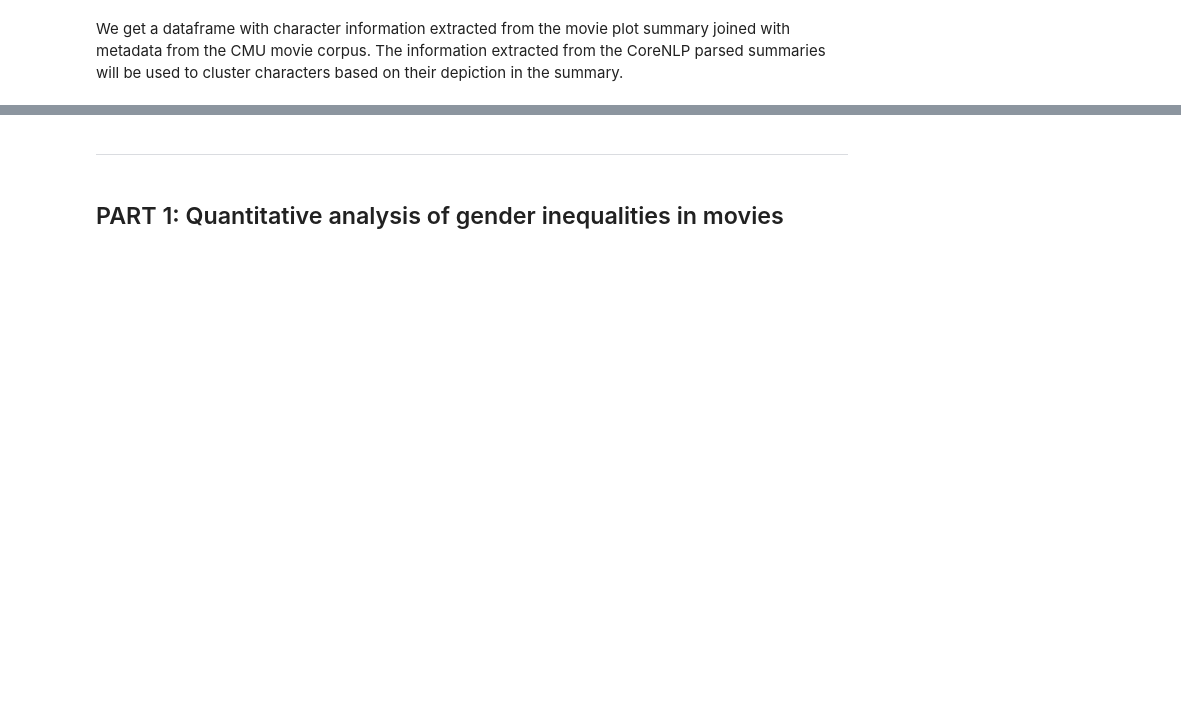
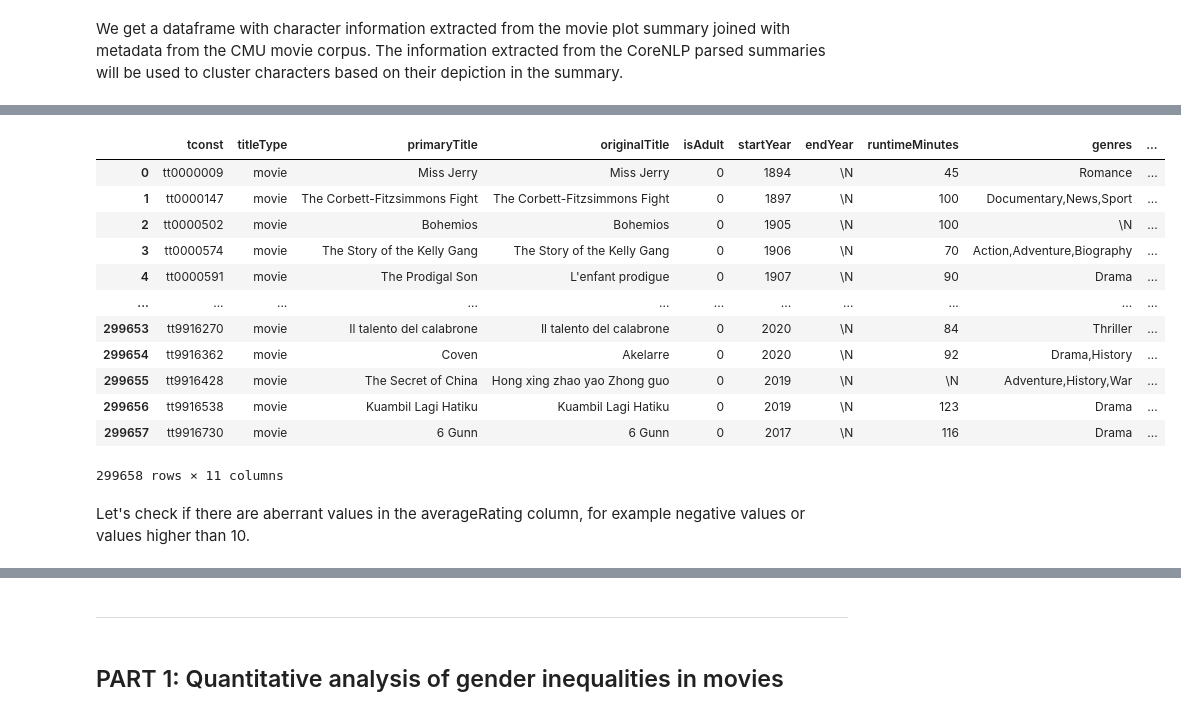
Before and after one commit to epfl-ada/ada-2023-project-teamcajare2023, a Jupyter notebook: P2.ipynb, the cells around one changed output, grey strips where cells are left out. Drawn from its saved outputs; the diff is of its cells as text; code cells hidden in the pictures; blank space fills up the shorter version.

```diff
--- a/P2.ipynb
+++ b/P2.ipynb
@@ -315,0 +490,4 @@ cmu.sample(2)
+# %%
+#Load the datasets
+IMDB_title = pd.read_csv(IMDB_BASICS_PATH,sep='\t', low_memory=False)
+IMDB_ratings = pd.read_csv(IMDB_RATINGS_PATH, sep = '\t')
@@ -315,0 +526,23 @@ cmu.sample(2)
+# %%
+# only choose the rows which correspond to data of a movie
+IMDB_title = IMDB_title[IMDB_title['titleType'] == 'movie'].copy(deep=True)
+
+#merge the dataset with the titles and the dataset with the ratings
+df_IMDB = IMDB_title.merge(IMDB_ratings, left_on='tconst', right_on='tconst')
+display(df_IMDB)
+# %% [output]
+|  | tconst | titleType | primaryTitle | originalTitle | isAdult | startYear | endYear | runtimeMinutes | genres | ... |
+| 0 | tt0000009 | movie | Miss Jerry | Miss Jerry | 0 | 1894 | \N | 45 | Romance | ... |
+| 1 | tt0000147 | movie | The Corbett-Fitzsimmons Fight | The Corbett-Fitzsimmons Fight | 0 | 1897 | \N | 100 | Documentary,News,Sport | ... |
+| 2 | tt0000502 | movie | Bohemios | Bohemios | 0 | 1905 | \N | 100 | \N | ... |
+| 3 | tt0000574 | movie | The Story of the Kelly Gang | The Story of the Kelly Gang | 0 | 1906 | \N | 70 | Action,Adventure,Biography | ... |
+| 4 | tt0000591 | movie | The Prodigal Son | L'enfant prodigue | 0 | 1907 | \N | 90 | Drama | ... |
+| ... | ... | ... | ... | ... | ... | ... | ... | ... | ... | ... |
+| 299653 | tt9916270 | movie | Il talento del calabrone | Il talento del calabrone | 0 | 2020 | \N | 84 | Thriller | ... |
+| 299654 | tt9916362 | movie | Coven | Akelarre | 0 | 2020 | \N | 92 | Drama,History | ... |
+| 299655 | tt9916428 | movie | The Secret of China | Hong xing zhao yao Zhong guo | 0 | 2019 | \N | \N | Adventure,History,War | ... |
+| 299656 | tt9916538 | movie | Kuambil Lagi Hatiku | Kuambil Lagi Hatiku | 0 | 2019 | \N | 123 | Drama | ... |
+| 299657 | tt9916730 | movie | 6 Gunn | 6 Gunn | 0 | 2017 | \N | 116 | Drama | ... |
+299658 rows × 11 columns
+# %% [markdown]
+Let's check if there are aberrant values in the averageRating column, for example negative values or values higher than 10.
```
Also changed, not shown: parts of 122 cells of this notebook.
